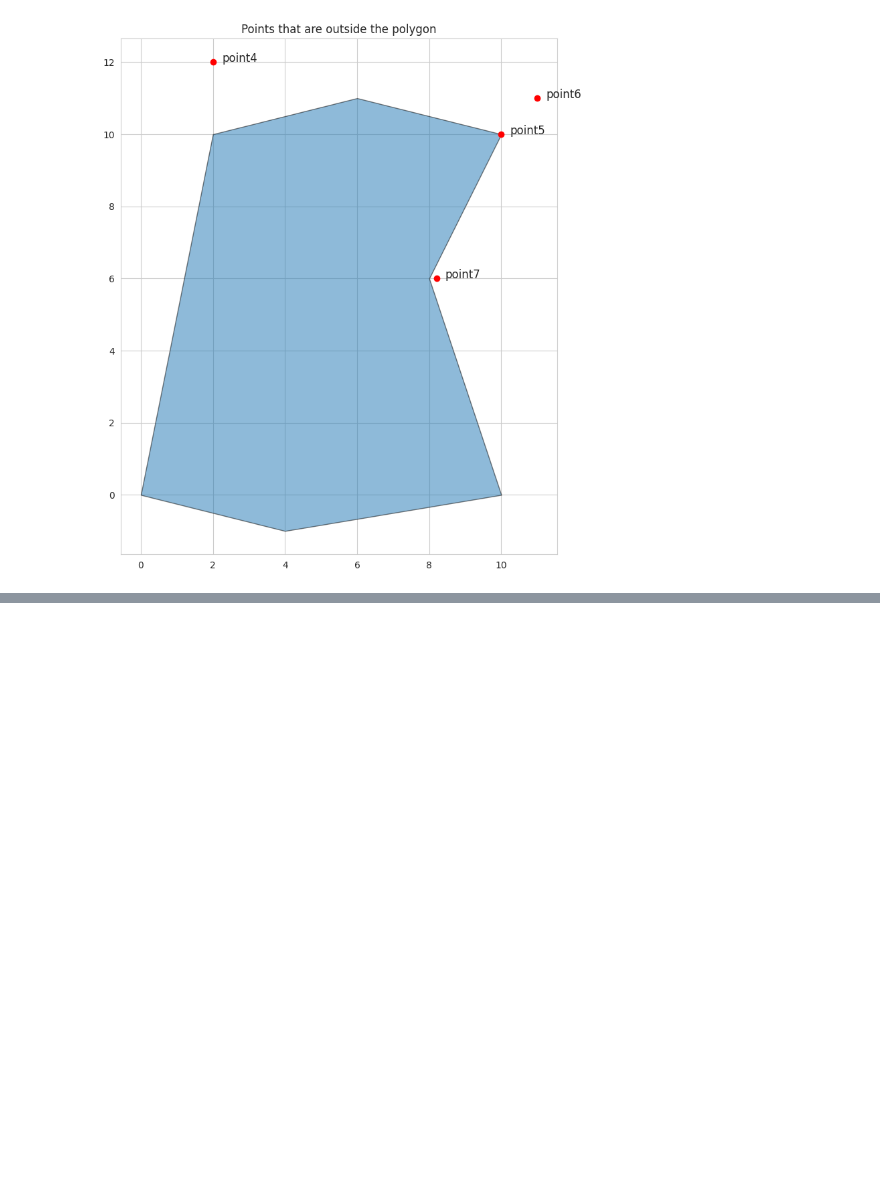
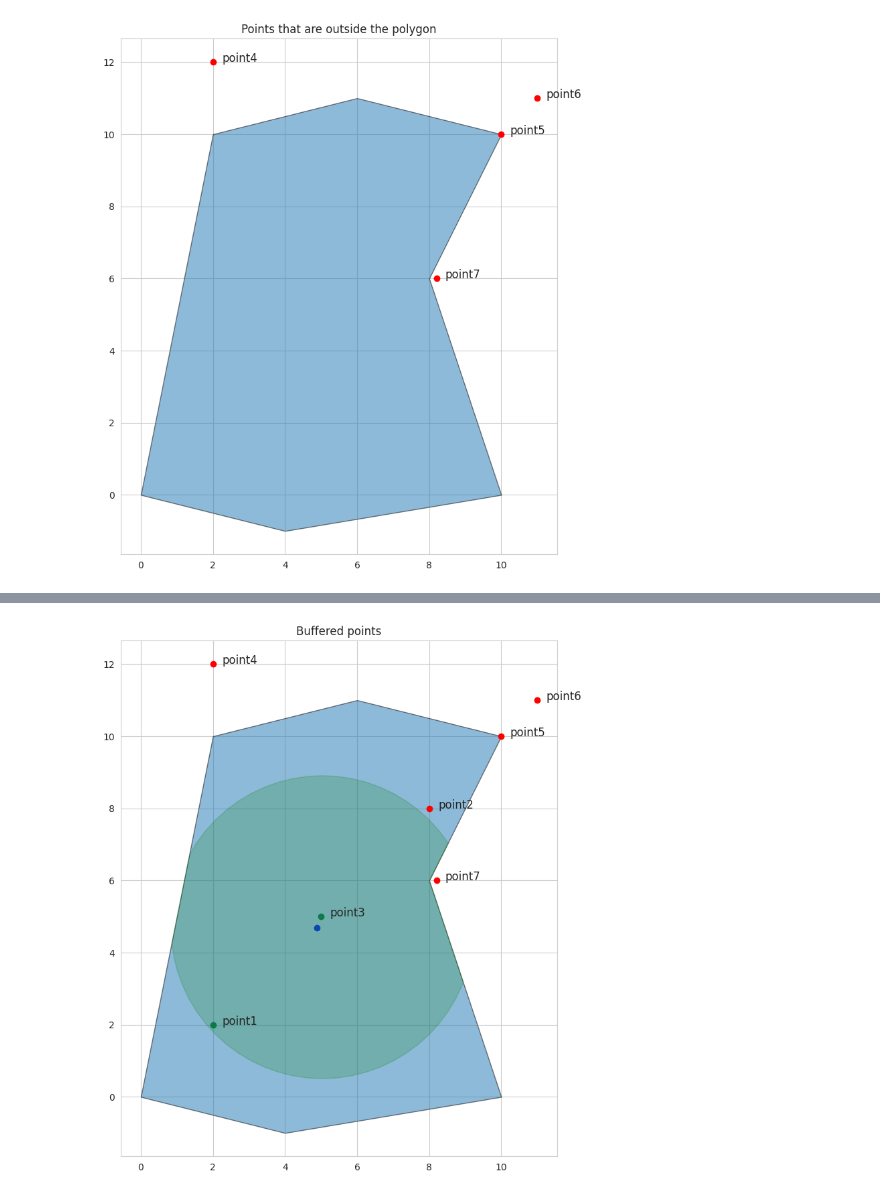
Before and after one commit to SimonJaricot/gis-fleurie, a Jupyter notebook: 02_gpd_tutorials.ipynb, the cells around one changed output, grey strips where cells are left out. Cells and saved outputs as stored; diff of their text form; code cells hidden in the pictures; blank space fills up the shorter version.

```diff
--- a/02_gpd_tutorials.ipynb
+++ b/02_gpd_tutorials.ipynb
@@ -338,0 +214,45 @@ plt.show()
+# %%
+# Get the points that are inside the polygon and a buffer of the centroid of the polygon
+# Create a buffer of the centroid of the polygon
+buffered = boundaries.centroid.buffer(4.2)
+# Clip the boundaries with the buffer of the boundaries' centroid
+clipped = gpd.clip(boundaries_gdf, buffered)
+# And then clip the points with the clipped boundaries
+buffered_points = gpd.clip(points_gdf, clipped)
+not_buffered_points = points_gdf[~points_gdf.within(clipped.unary_union)]
+
+fig, ax = plt.subplots(figsize=(10, 10))
+# plot the centroid of the polygon
+clipped.centroid.plot(
+    ax=ax,
+    color='blue'
+)
+buffered_points.plot(
+    ax=ax,
+    color='green'
+)
+# plot the boundaries
+boundaries_gdf.plot(
+    ax=ax,
+    edgecolor='black',
+    alpha=0.5
+)
+# plot point that are not in the buffer
+not_buffered_points.plot(
+    ax=ax,
+    color='red'
+)
+clipped.plot(
+    color='green',
+    edgecolor='green',
+    alpha=0.2,
+    ax=ax
+)
+# annotate the points
+for x, y, name in zip(points_gdf.geometry.x, points_gdf.geometry.y, points_gdf['name']):
+    ax.text(x + .25, y, name, fontsize=12)
+
+plt.title('Buffered points')
+plt.show()
+# %% [output]
+[figure, added]
```
Also changed, not shown: parts of 6 cells of this notebook, 1 other file.
